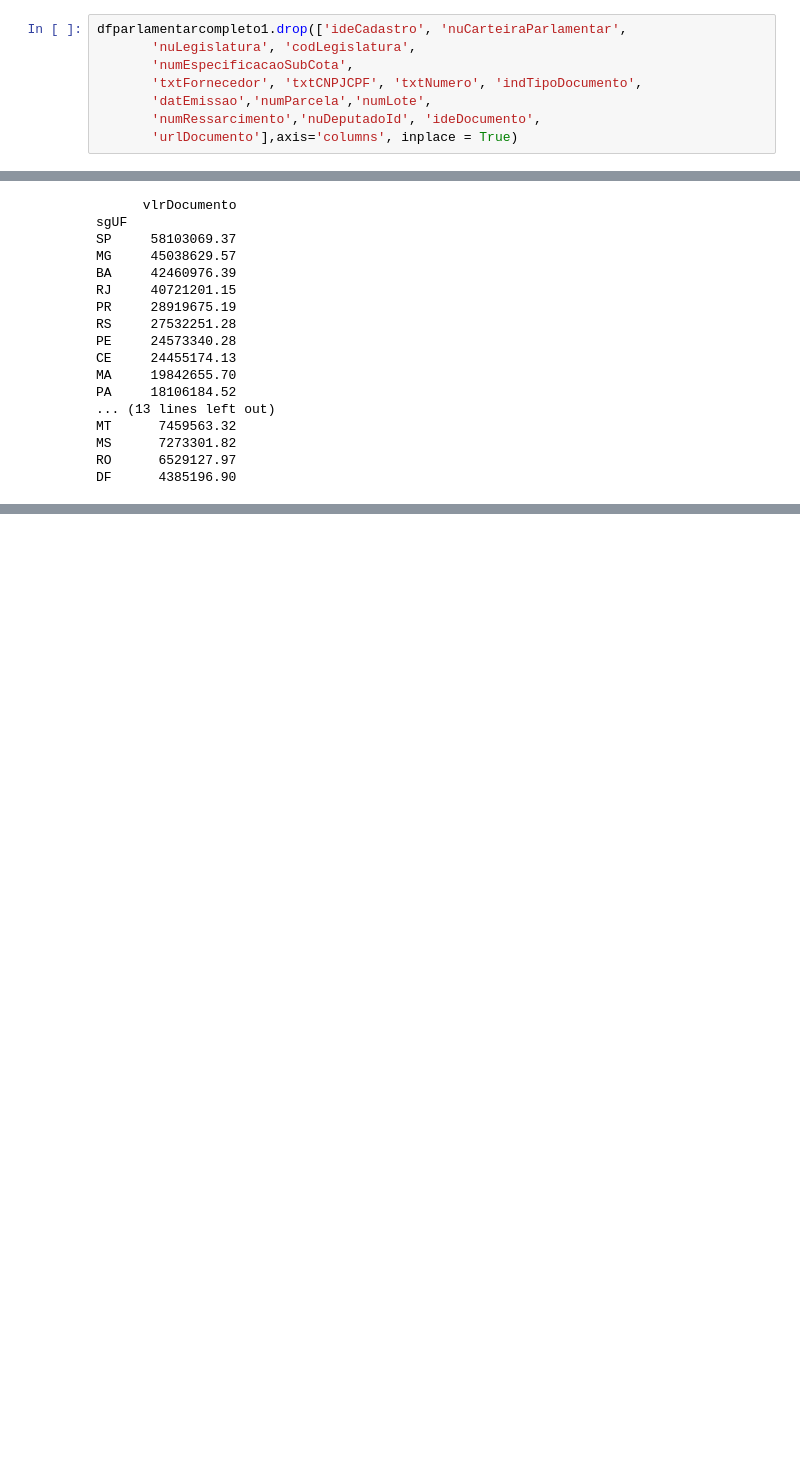
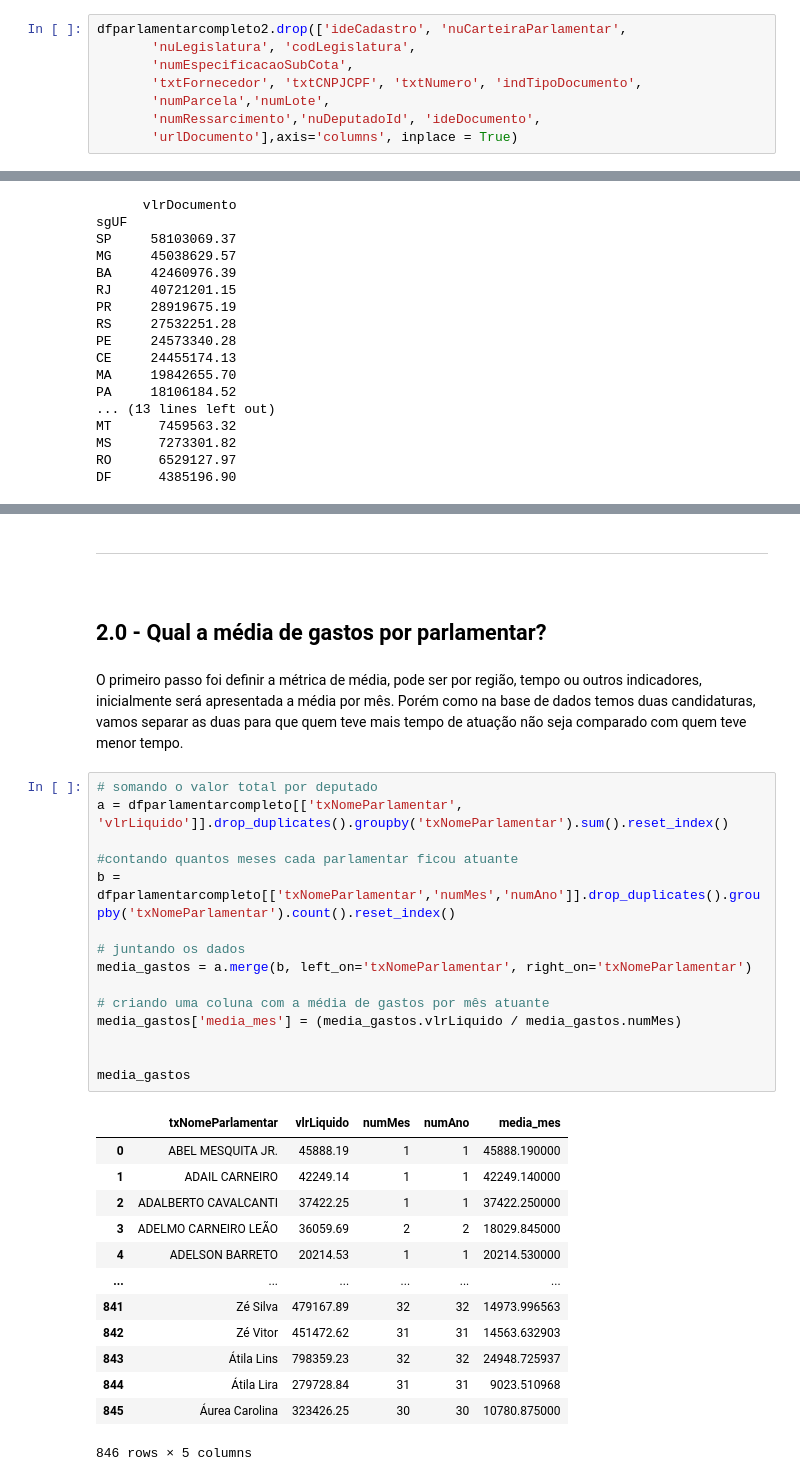
Before and after one commit to Reinaldos/Reinaldos, a Jupyter notebook: Projeto_5.ipynb, the cells around one changed output, grey strips where cells are left out. Drawn from its saved outputs; the diff is of its cells as text; blank space fills up the shorter version.

```diff
--- a/Projeto_5.ipynb
+++ b/Projeto_5.ipynb
@@ -359,9 +275,9 @@ Index(['txNomeParlamentar', 'cpf', 'ideCadastro', 'nuCarteiraParlamentar',
 # %%
-dfparlamentarcompleto1.drop(['ideCadastro', 'nuCarteiraParlamentar',
+dfparlamentarcompleto2.drop(['ideCadastro', 'nuCarteiraParlamentar',
        'nuLegislatura', 'codLegislatura',
        'numEspecificacaoSubCota',
        'txtFornecedor', 'txtCNPJCPF', 'txtNumero', 'indTipoDocumento',
-       'datEmissao','numParcela','numLote',
+       'numParcela','numLote',
        'numRessarcimento','nuDeputadoId', 'ideDocumento',
        'urlDocumento'],axis='columns', inplace = True)
 # %%
@@ -613,0 +687,36 @@ DF      4385196.90
+# %% [markdown]
+<hr>
+<a id="q_02"></a>
+# %% [markdown]
+## 2.0 - Qual a média de gastos por parlamentar?
+# %% [markdown]
+O primeiro passo foi definir a métrica de média, pode ser por região, tempo ou outros indicadores, inicialmente será apresentada a média por mês. Porém como na base de dados temos duas candidaturas, vamos separar as duas para que quem teve mais tempo de atuação não seja comparado com quem teve menor tempo.
+# %%
+# somando o valor total por deputado
+a = dfparlamentarcompleto[['txNomeParlamentar', 'vlrLiquido']].drop_duplicates().groupby('txNomeParlamentar').sum().reset_index()
+
+#contando quantos meses cada parlamentar ficou atuante
+b = dfparlamentarcompleto[['txNomeParlamentar','numMes','numAno']].drop_duplicates().groupby('txNomeParlamentar').count().reset_index()
+
+# juntando os dados
+media_gastos = a.merge(b, left_on='txNomeParlamentar', right_on='txNomeParlamentar')
+
+# criando uma coluna com a média de gastos por mês atuante
+media_gastos['media_mes'] = (media_gastos.vlrLiquido / media_gastos.numMes)
+
+
+media_gastos
+# %% [output]
+|  | txNomeParlamentar | vlrLiquido | numMes | numAno | media_mes |
+| 0 | ABEL MESQUITA JR. | 45888.19 | 1 | 1 | 45888.190000 |
+| 1 | ADAIL CARNEIRO | 42249.14 | 1 | 1 | 42249.140000 |
+| 2 | ADALBERTO CAVALCANTI | 37422.25 | 1 | 1 | 37422.250000 |
+| 3 | ADELMO CARNEIRO LEÃO | 36059.69 | 2 | 2 | 18029.845000 |
+| 4 | ADELSON BARRETO | 20214.53 | 1 | 1 | 20214.530000 |
+| ... | ... | ... | ... | ... | ... |
+| 841 | Zé Silva | 479167.89 | 32 | 32 | 14973.996563 |
+| 842 | Zé Vitor | 451472.62 | 31 | 31 | 14563.632903 |
+| 843 | Átila Lins | 798359.23 | 32 | 32 | 24948.725937 |
+| 844 | Átila Lira | 279728.84 | 31 | 31 | 9023.510968 |
+| 845 | Áurea Carolina | 323426.25 | 30 | 30 | 10780.875000 |
+846 rows × 5 columns
```
Also changed, not shown: parts of 103 cells of this notebook.
